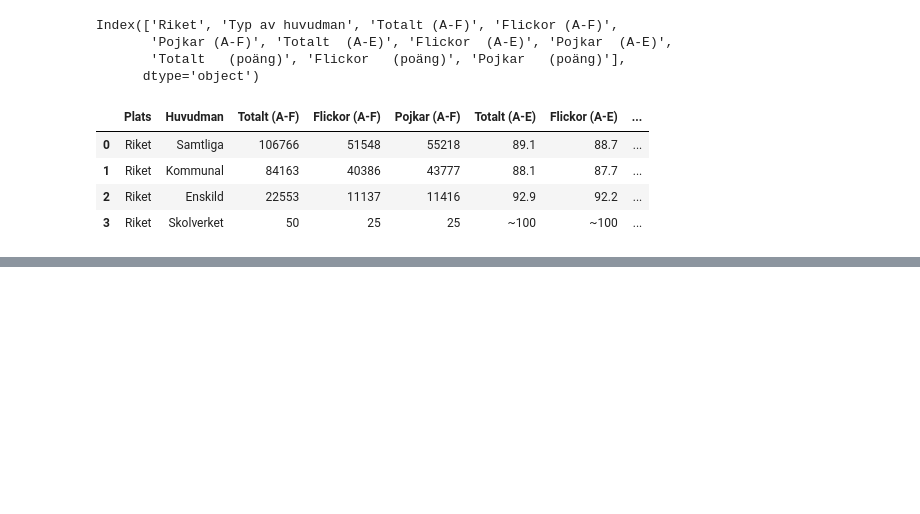
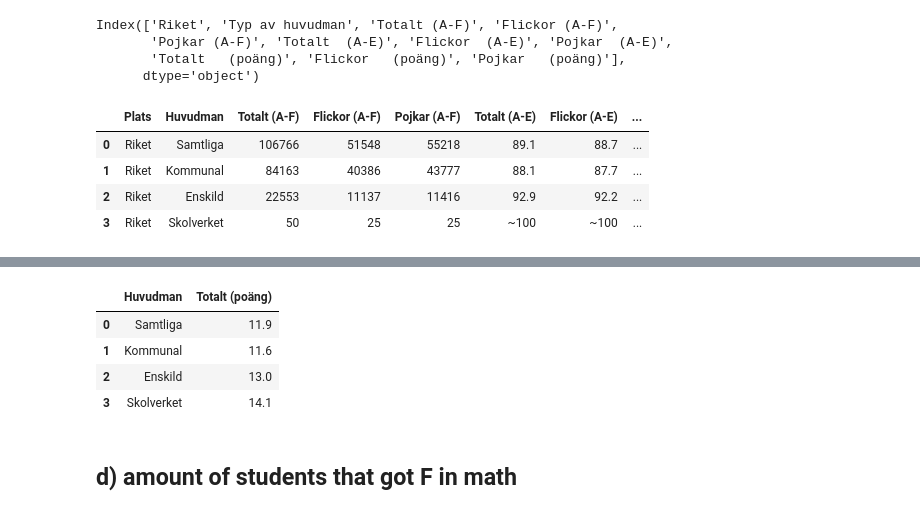
Before and after one commit to kokchun/data-platforms-kokchun-giang-de24, a Jupyter notebook: exercises/exercise_1.ipynb, the cells around one changed output, grey strips where cells are left out. Drawn from its saved outputs; the diff is of its cells as text; code cells hidden in the pictures; blank space fills up the shorter version.

```diff
--- a/exercises/exercise_1.ipynb
+++ b/exercises/exercise_1.ipynb
@@ -78,0 +135,10 @@ df_dict_cleaned["Matematik"]
+# %%
+df_dict_cleaned["Matematik"][["Huvudman","Totalt (poäng)"]]
+# %% [output]
+|  | Huvudman | Totalt (poäng) |
+| 0 | Samtliga | 11.9 |
+| 1 | Kommunal | 11.6 |
+| 2 | Enskild | 13.0 |
+| 3 | Skolverket | 14.1 |
+# %% [markdown]
+## d) amount of students that got F in math
```
Also changed, not shown: parts of 14 cells of this notebook.
